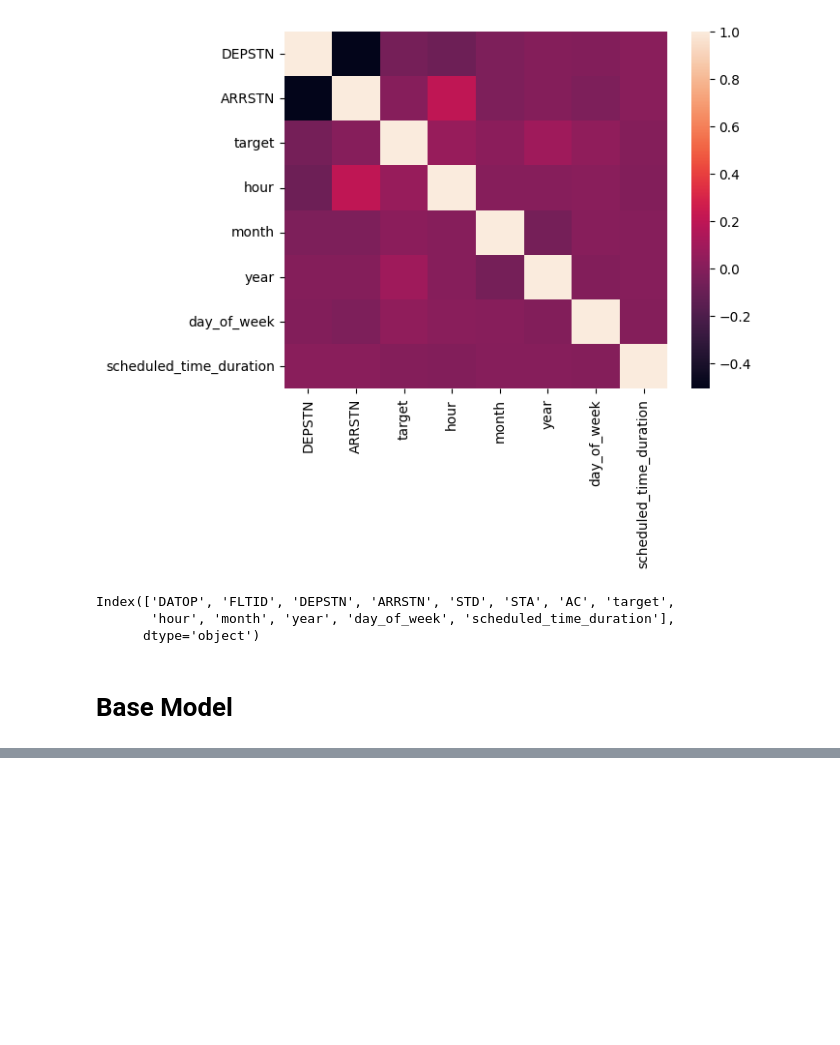
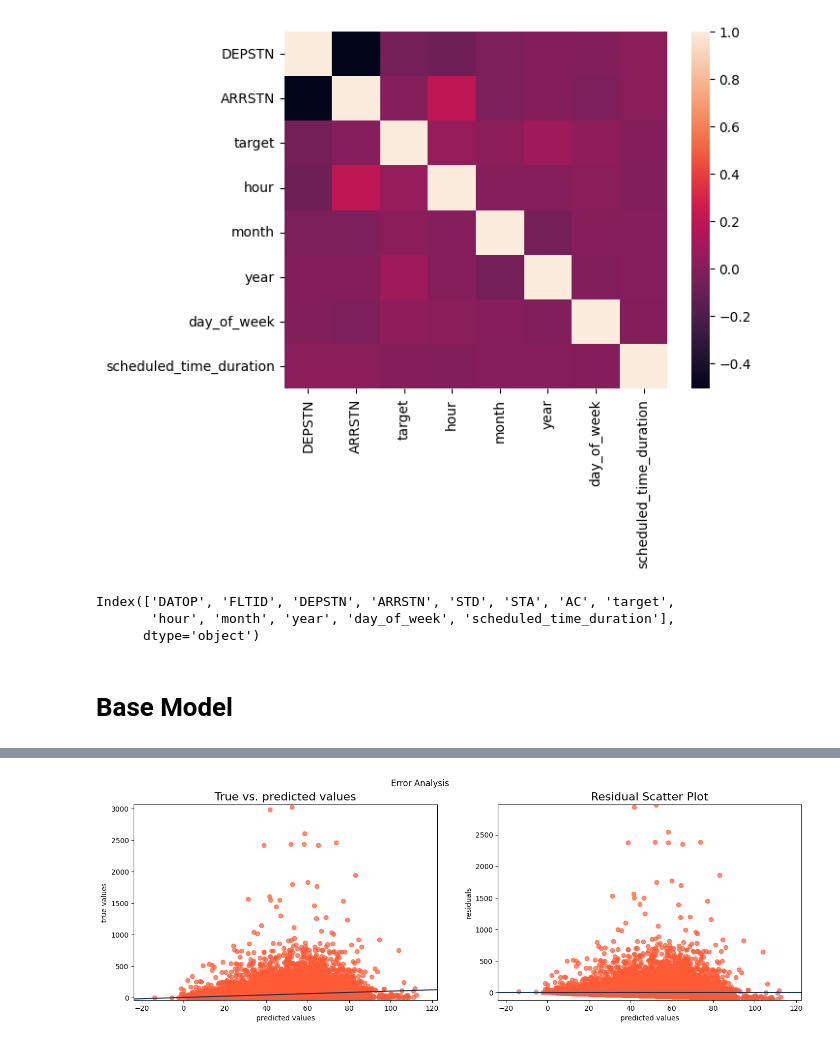
Before and after one commit to pwerden/ds-ml-flight-delay-prediction, a Jupyter notebook: EDA_phil.ipynb, the cells around one changed output, grey strips where cells are left out. Cells and saved outputs as stored; diff of their text form; code cells hidden in the pictures; blank space fills up the shorter version.

```diff
--- a/EDA_phil.ipynb
+++ b/EDA_phil.ipynb
@@ -347,10 +348,10 @@ lin_reg = LinearRegression()
 lin_reg.fit(X_train, y_train)
 
 # Calculate r-squared
-y_hat = lin_reg.predict(X_test)
-print("R-squared:", r2_score(y_test, y_hat).round(3))
+y_pred_base = lin_reg.predict(X_test)
+print("R-squared:", r2_score(y_test, y_pred_base).round(3))
 
 # Calculate RMSE
-mean_squared_error(y_test, y_hat, squared=False).round(3)
+print("RMSE: ", mean_squared_error(y_test, y_pred_base, squared=False).round(3))
 # %% [output]
 R-squared: 0.018
@@ -357,0 +464,37 @@ R-squared: 0.018
+# %%
+# source: ds-predicitve-regression, notebook 1
+
+def error_analysis(y_test, y_pred_test):
+    """Generated true vs. predicted values and residual scatter plot for models
+
+    Args:
+        y_test (array): true values for y_test
+        y_pred_test (array): predicted values of model for y_test
+    """
+    # Calculate residuals
+    residuals = y_test - y_pred_test
+
+    # Plot real vs. predicted values
+    fig, ax = plt.subplots(1,2, figsize=(15, 5))
+    plt.subplots_adjust(right=1)
+    plt.suptitle('Error Analysis')
+
+    ax[0].scatter(y_pred_test, y_test, color="#FF5A36", alpha=0.7)
+    ax[0].plot([-400, 350], [-400, 350], color="#193251")
+    ax[0].set_title("True vs. predicted values", fontsize=16)
+    ax[0].set_xlabel("predicted values")
+    ax[0].set_ylabel("true values")
+    ax[0].set_xlim((y_pred_test.min()-10), (y_pred_test.max()+10))
+    ax[0].set_ylim((y_test.min()-40), (y_test.max()+40))
+
+    ax[1].scatter(y_pred_test, residuals, color="#FF5A36", alpha=0.7)
+    ax[1].plot([-400, 350], [0,0], color="#193251")
+    ax[1].set_title("Residual Scatter Plot", fontsize=16)
+    ax[1].set_xlabel("predicted values")
+    ax[1].set_ylabel("residuals")
+    ax[1].set_xlim((y_pred_test.min()-10), (y_pred_test.max()+10))
+    ax[1].set_ylim((residuals.min()-10), (residuals.max()+10));
+# %%
+error_analysis(y_test, y_pred_base)
+# %% [output]
+[figure, added]
```
Also changed, not shown: parts of 24 cells of this notebook, 1 other file.
